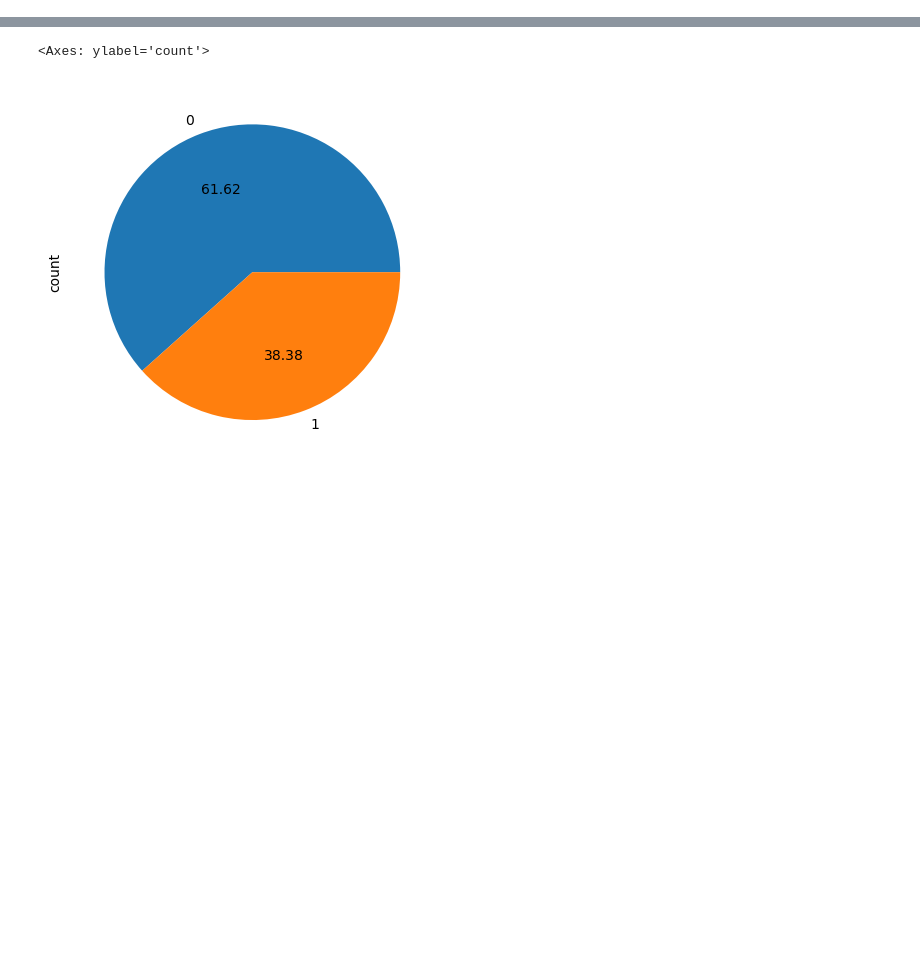
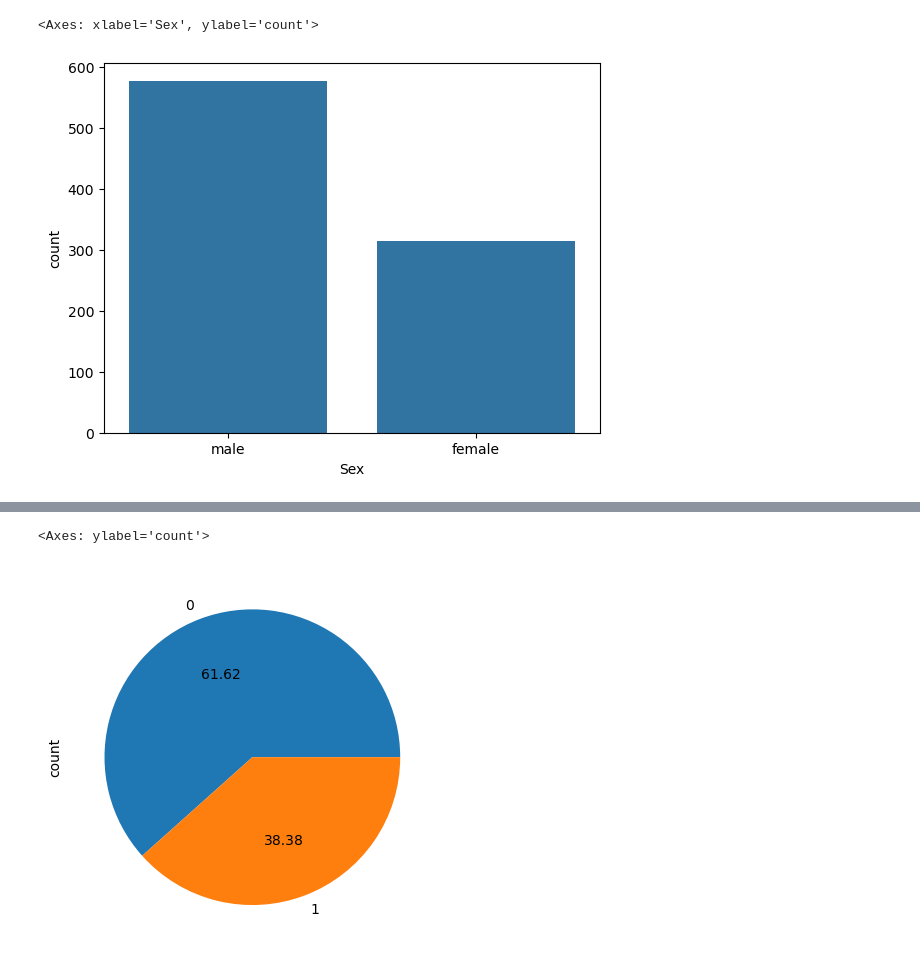
Before and after one commit to Tahamina1116/ml, a Jupyter notebook: univariate analysis.ipynb, the cells around one changed output, grey strips where cells are left out. Saved outputs shown, nothing was run; the diff lists cells and outputs as text; code cells hidden in the pictures; blank space fills up the shorter version.

```diff
--- a/univariate analysis.ipynb
+++ b/univariate analysis.ipynb
@@ -16,0 +33,5 @@ categorical data
+# %%
+sns.countplot(x=df['Sex'])
+# %% [output]
+<Axes: xlabel='Sex', ylabel='count'>
+[figure, added]
```
Also changed, not shown: parts of 24 cells of this notebook.
